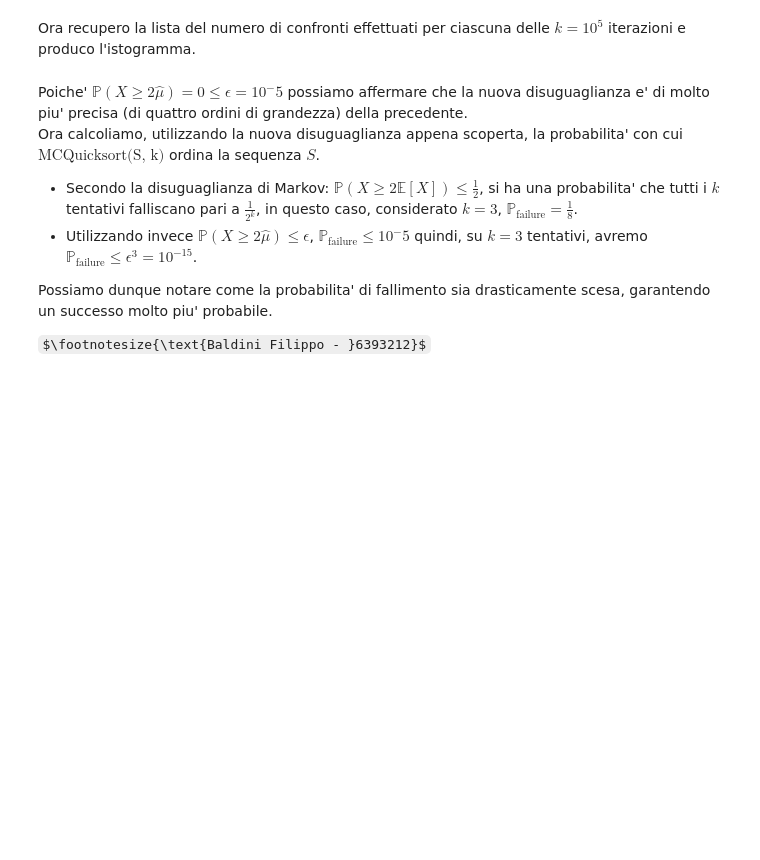
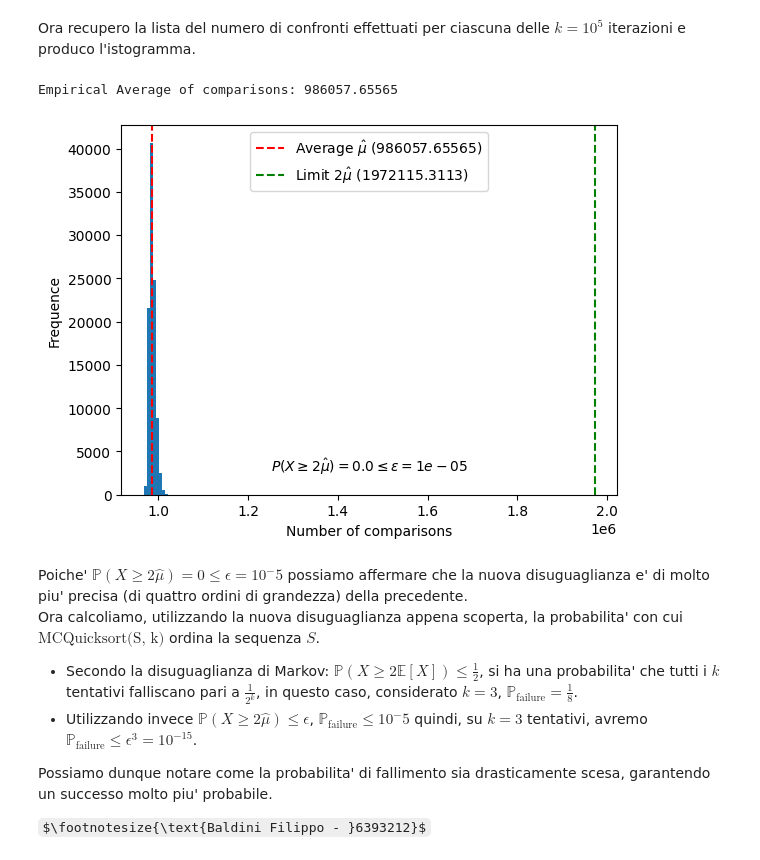
Before and after one commit to filippob04/APA-25-26, a Jupyter notebook: Assignments/3-Quicksort/code/Quicksort.ipynb, the cells around one changed output. Cells and saved outputs as stored; diff of their text form; code cells hidden in the pictures; some formulas as TeX source; blank space fills up the shorter version.

```diff
--- a/Assignments/3-Quicksort/code/Quicksort.ipynb
+++ b/Assignments/3-Quicksort/code/Quicksort.ipynb
@@ -192,35 +260,38 @@ Ora recupero la lista del numero di confronti effettuati per ciascuna delle $k=1
 # %%
 def infile (file_name):
     with open(PATH + file_name +".txt", 'r') as f:
-        x = f.readlines()
+        x = [int(line) for line in f]
     return x
 x = infile("in")
 
 u = sum(x) / len(x) # E[X] = u
 print(f"\nEmpirical Average of comparisons: {u}")
 limit = 2*u
 
 epsilon = 1e-5
 limit_cases = 0
 
 for i in x:
     if i >= limit:
         limit_cases += 1
 p = limit_cases / len(x) # P(X >= 2u)
 
 plt.hist(x)
 plt.axvline(u, color ='r', linestyle='dashed', label=rf'Average $\hat{{\mu}}$ ({u})')
 plt.axvline(limit, color ='g', linestyle='dashed', label=rf'Limit $2\hat{{\mu}}$ ({limit})')
 
 text = rf'$P(X\geq 2\hat{{\mu}})={p}\leq\epsilon={epsilon}$'
 plt.text(0.5, 0.05, text,
          horizontalalignment='center',
          verticalalignment='bottom',
          transform=plt.gca().transAxes)
 plt.xlabel('Number of comparisons')
 plt.ylabel('Frequence')
 plt.legend()
 plt.show()
+# %% [output]
+Empirical Average of comparisons: 986057.65565
+[figure, added]
 # %% [markdown]
 Poiche' $\mathbb{P}(X\geq 2\hat\mu) = 0 \leq\epsilon=10^-5$ possiamo affermare che la nuova disuguaglianza e' di molto piu' precisa (di quattro ordini di grandezza) della precedente. \
 Ora calcoliamo, utilizzando la nuova disuguaglianza appena scoperta, la probabilita' con cui $\text{MCQuicksort(S, k)}$ ordina la sequenza $S$.
```
Also changed, not shown: parts of 4 cells of this notebook, 6 other files.
